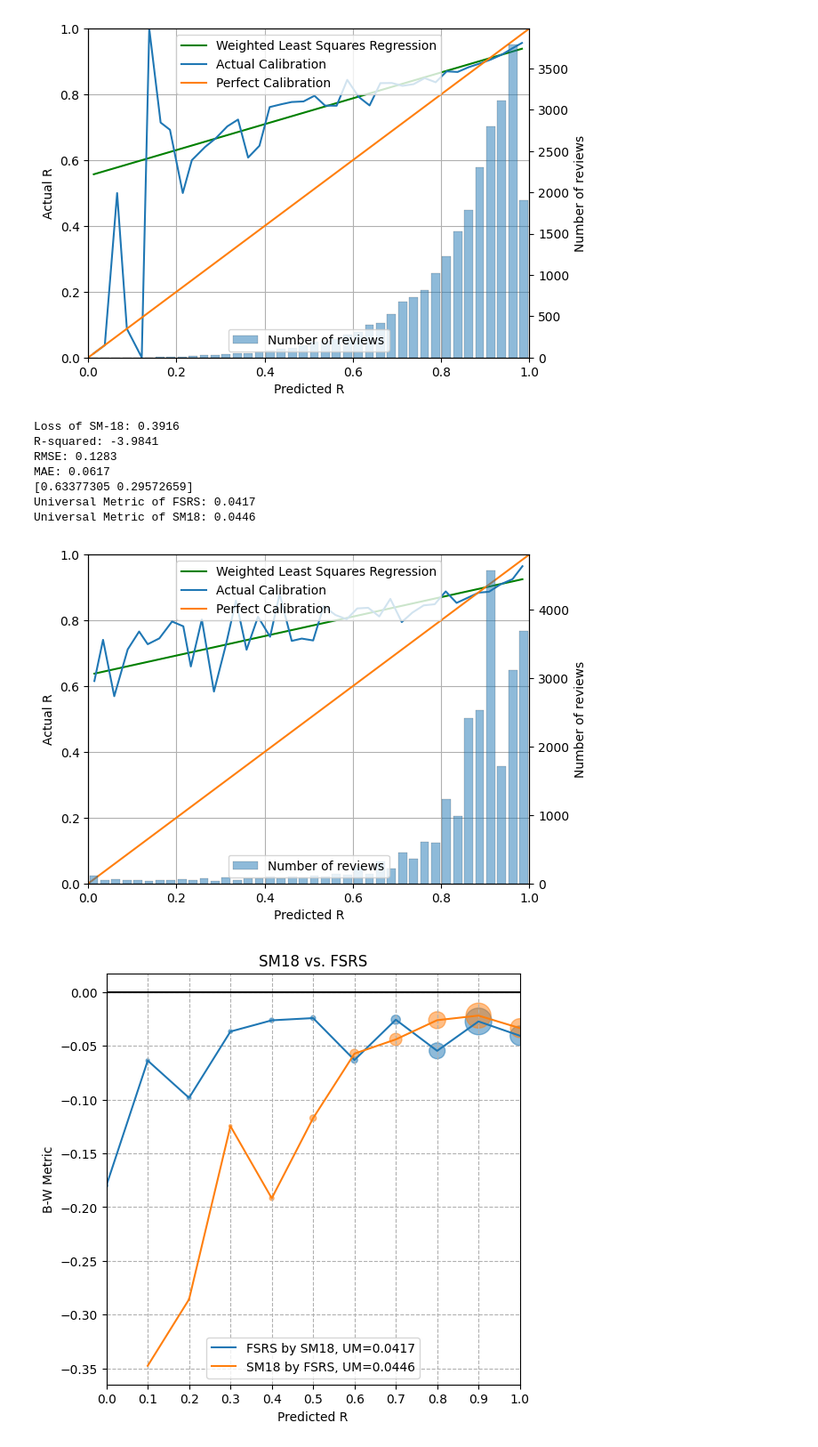
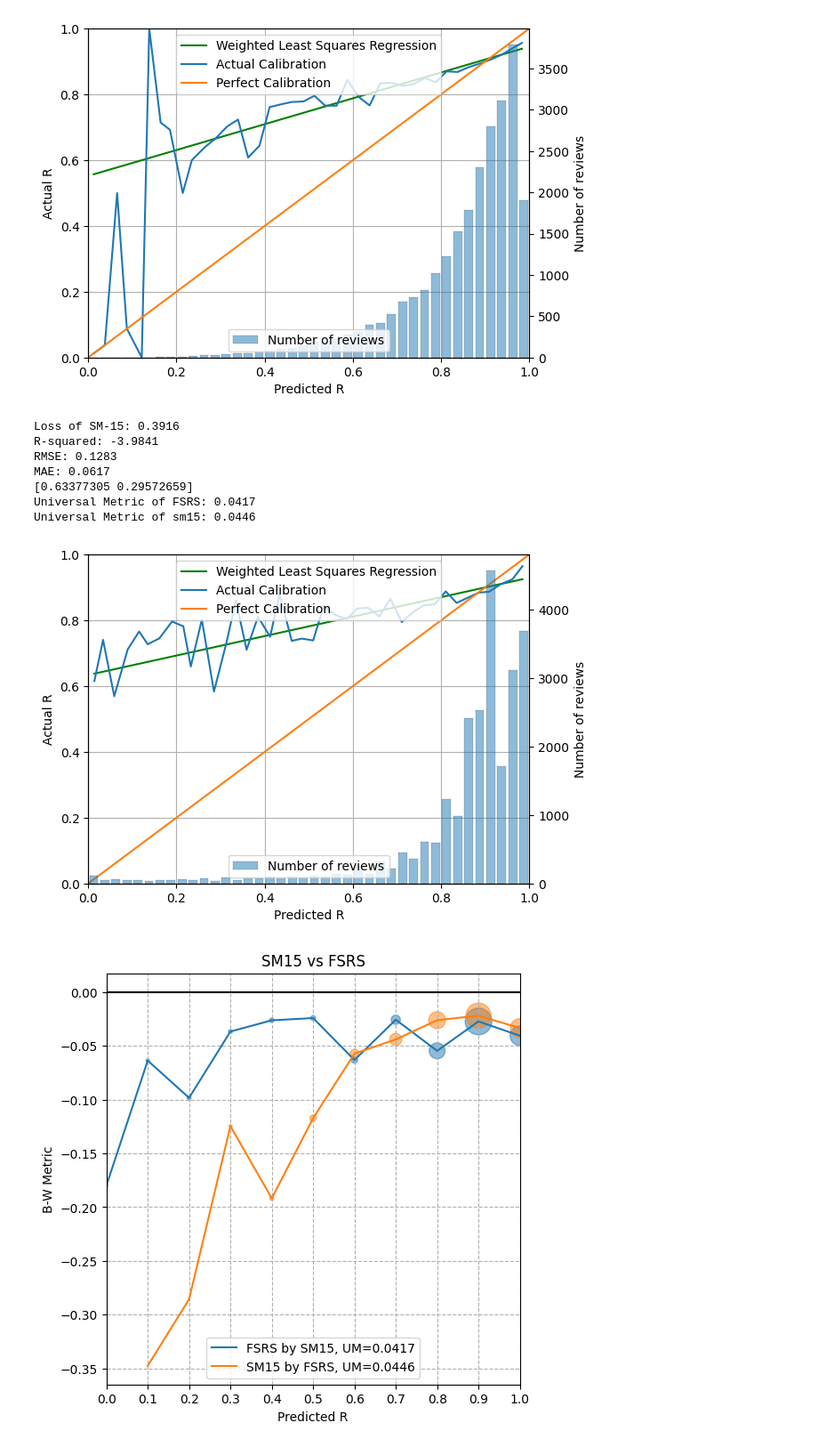
Before and after one commit to open-spaced-repetition/fsrs-vs-sm15, a Jupyter notebook: compare.ipynb, the cells around one changed output. Shown at 89% size. Cells and saved outputs as stored; diff of their text form; code cells hidden in the pictures.

```diff
--- a/compare.ipynb
+++ b/compare.ipynb
@@ -269,61 +269,61 @@ MAE: 0.0545
 [0.55213966 0.3931113 ]
 [figure]
 # %%
-revlogs['sm18_p'] = 1 - revlogs['expFI'] / 100
-revlogs['log_loss'] = revlogs.apply(lambda row: - np.log(row['sm18_p']) if row['y'] == 1 else - np.log(1 - row['sm18_p']), axis=1)
+revlogs['sm15_p'] = 1 - revlogs['expFI'] / 100
+revlogs['log_loss'] = revlogs.apply(lambda row: - np.log(row['sm15_p']) if row['y'] == 1 else - np.log(1 - row['sm15_p']), axis=1)
 log_loss = revlogs['log_loss'].mean()
-print(f"Loss of SM-18: {log_loss:.4f}")
-cross_comparison = revlogs[['sm18_p', 'p', 'y']].copy()
+print(f"Loss of SM-15: {log_loss:.4f}")
+cross_comparison = revlogs[['sm15_p', 'p', 'y']].copy()
 fig1 = plt.figure()
-sm18_metrics = plot_brier(cross_comparison['sm18_p'], cross_comparison['y'], bins=40, ax=fig1.add_subplot(111))
-sm18_metrics['log_loss'] = log_loss
+sm15_metrics = plot_brier(cross_comparison['sm15_p'], cross_comparison['y'], bins=40, ax=fig1.add_subplot(111))
+sm15_metrics['log_loss'] = log_loss
 fig1.show()
 
 fig2 = plt.figure(figsize=(6, 6))
 ax = fig2.gca()
 
-cross_comparison['SM18_B-W'] = cross_comparison['sm18_p'] - cross_comparison['y']
-cross_comparison['SM18_Bin'] = cross_comparison['sm18_p'].map(lambda x: round(x, 1))
+cross_comparison['SM15_B-W'] = cross_comparison['sm15_p'] - cross_comparison['y']
+cross_comparison['SM15_bin'] = cross_comparison['sm15_p'].map(lambda x: round(x, 1))
 cross_comparison['FSRS_B-W'] = cross_comparison['p'] - cross_comparison['y']
 cross_comparison['FSRS_bin'] = cross_comparison['p'].map(lambda x: round(x, 1))
 
 ax.axhline(y = 0.0, color = 'black', linestyle = '-')
 
-cross_comparison_group = cross_comparison.groupby(by='SM18_Bin').agg({'y': ['mean'], 'FSRS_B-W': ['mean'], 'p': ['mean', 'count']})
+cross_comparison_group = cross_comparison.groupby(by='SM15_bin').agg({'y': ['mean'], 'FSRS_B-W': ['mean'], 'p': ['mean', 'count']})
 universal_metric = mean_squared_error(cross_comparison_group['y', 'mean'], cross_comparison_group['p', 'mean'], sample_weight=cross_comparison_group['p', 'count'], squared=False)
 fsrs_metrics['universal_metric'] = universal_metric
 print(f"Universal Metric of FSRS: {universal_metric:.4f}")
 cross_comparison_group['p', 'percent'] = cross_comparison_group['p', 'count'] / cross_comparison_group['p', 'count'].sum()
 ax.scatter(cross_comparison_group.index, cross_comparison_group['FSRS_B-W', 'mean'], s=cross_comparison_group['p', 'percent'] * 1024, alpha=0.5)
-ax.plot(cross_comparison_group['FSRS_B-W', 'mean'], label=f'FSRS by SM18, UM={universal_metric:.4f}')
+ax.plot(cross_comparison_group['FSRS_B-W', 'mean'], label=f'FSRS by SM15, UM={universal_metric:.4f}')
 
-cross_comparison_group = cross_comparison.groupby(by='FSRS_bin').agg({'y': ['mean'], 'SM18_B-W': ['mean'], 'sm18_p': ['mean', 'count']})
-universal_metric = mean_squared_error(cross_comparison_group['y', 'mean'], cross_comparison_group['sm18_p', 'mean'], sample_weight=cross_comparison_group['sm18_p', 'count'], squared=False)
-sm18_metrics['universal_metric'] = universal_metric
-print(f"Universal Metric of SM18: {universal_metric:.4f}")
-cross_comparison_group['sm18_p', 'percent'] = cross_comparison_group['sm18_p', 'count'] / cross_comparison_group['sm18_p', 'count'].sum()
-ax.scatter(cross_comparison_group.index, cross_comparison_group['SM18_B-W', 'mean'], s=cross_comparison_group['sm18_p', 'percent'] * 1024, alpha=0.5)
-ax.plot(cross_comparison_group['SM18_B-W', 'mean'], label=f'SM18 by FSRS, UM={universal_metric:.4f}')
+cross_comparison_group = cross_comparison.groupby(by='FSRS_bin').agg({'y': ['mean'], 'SM15_B-W': ['mean'], 'sm15_p': ['mean', 'count']})
+universal_metric = mean_squared_error(cross_comparison_group['y', 'mean'], cross_comparison_group['sm15_p', 'mean'], sample_weight=cross_comparison_group['sm15_p', 'count'], squared=False)
+sm15_metrics['universal_metric'] = universal_metric
+print(f"Universal Metric of sm15: {universal_metric:.4f}")
+cross_comparison_group['sm15_p', 'percent'] = cross_comparison_group['sm15_p', 'count'] / cross_comparison_group['sm15_p', 'count'].sum()
+ax.scatter(cross_comparison_group.index, cross_comparison_group['SM15_B-W', 'mean'], s=cross_comparison_group['sm15_p', 'percent'] * 1024, alpha=0.5)
+ax.plot(cross_comparison_group['SM15_B-W', 'mean'], label=f'SM15 by FSRS, UM={universal_metric:.4f}')
 
 ax.legend(loc='lower center')
 ax.grid(linestyle='--')
-ax.set_title("SM18 vs. FSRS")
+ax.set_title("SM15 vs FSRS")
 ax.set_xlabel('Predicted R')
 ax.set_ylabel('B-W Metric')
 ax.set_xlim(0, 1)
 ax.set_xticks(np.arange(0, 1.1, 0.1))
 
 fig2.show()
 # %% [output]
-Loss of SM-18: 0.3916
+Loss of SM-15: 0.3916
 R-squared: -3.9841
 RMSE: 0.1283
 MAE: 0.0617
 [0.63377305 0.29572659]
 Universal Metric of FSRS: 0.0417
-Universal Metric of SM18: 0.0446
+Universal Metric of sm15: 0.0446
 [figure]
-[figure, old version]
+[figure, new version]
 # %%
 {
     'user': username,
```
Also changed, not shown: parts of 4 cells of this notebook, 2 other files.
